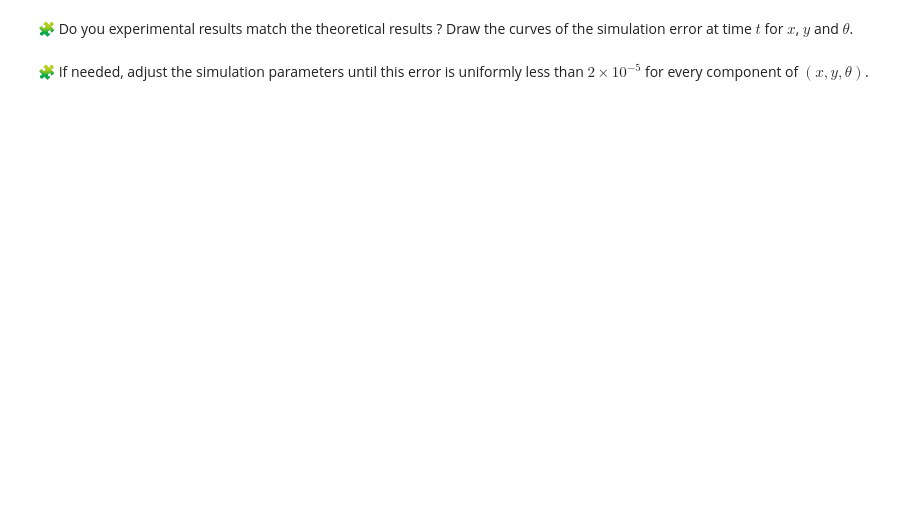
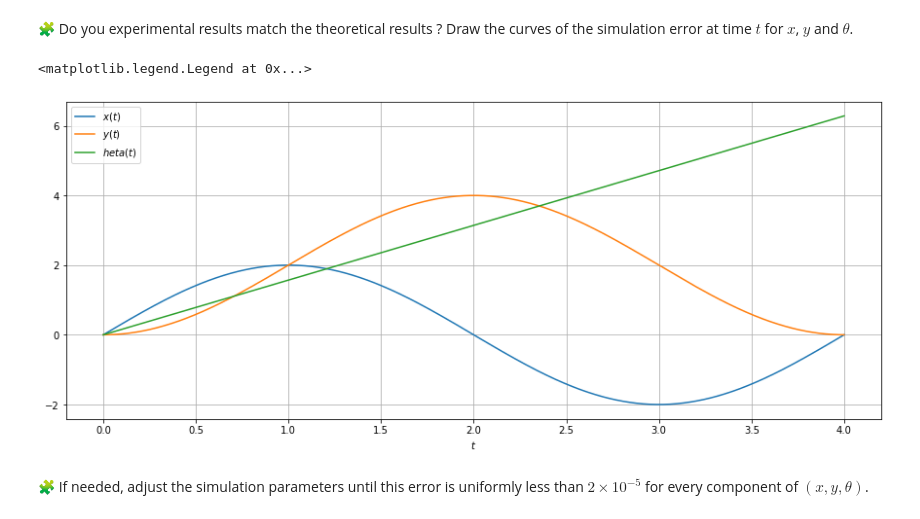
Before and after one commit to Said-taoussi/Control-engineering-with-python, a Jupyter notebook: Project-1.ipynb, the cells around one changed output. Drawn from its saved outputs; the diff is of its cells as text; code cells hidden in the pictures; blank space fills up the shorter version.

```diff
--- a/Project-1.ipynb
+++ b/Project-1.ipynb
@@ -158,3 +274,19 @@ pass
+# %%
+figure(figsize=(15,6))
+t = linspace(0, 4, 1000)
+omega_l = (1 - L/4) * pi / Rw
+omega_r = (1 + L/4) * pi / Rw
+theta_theorical = (Rw/L)*(omega_r - omega_l)*t
+x_theorical = (L/2)*((omega_r + omega_l)/(omega_r - omega_l))*sin(theta_theorical)
+y_theorical = (-L/2)*((omega_r + omega_l)/(omega_r - omega_l))*cos(theta_theorical) + 2
+
+plot(t, x_theorical, "-", label="$x(t)$")
+plot(t, y_theorical, "-", label="$y(t)$")
+plot(t, theta_theorical, "-", label="$\theta(t)$")
+xlabel("$t$"); grid(); legend()
+# %% [output]
+<matplotlib.legend.Legend at 0x...>
+[figure, added]
 # %% [markdown]
 🧩 If needed, adjust the simulation parameters until this error is uniformly less than $2 \times 10^{-5}$ for every component of $(x, y, \theta)$.
 # %%
```
Also changed, not shown: parts of 24 cells of this notebook.
